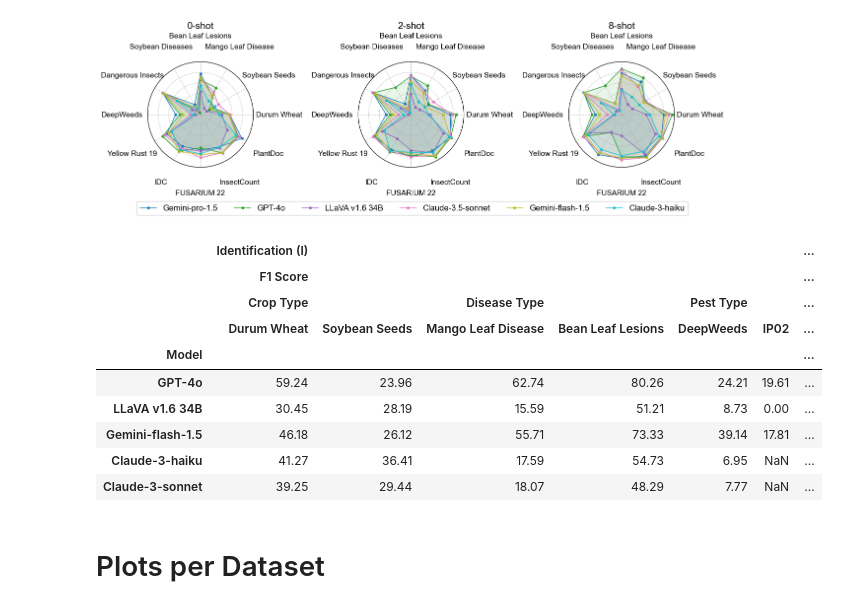
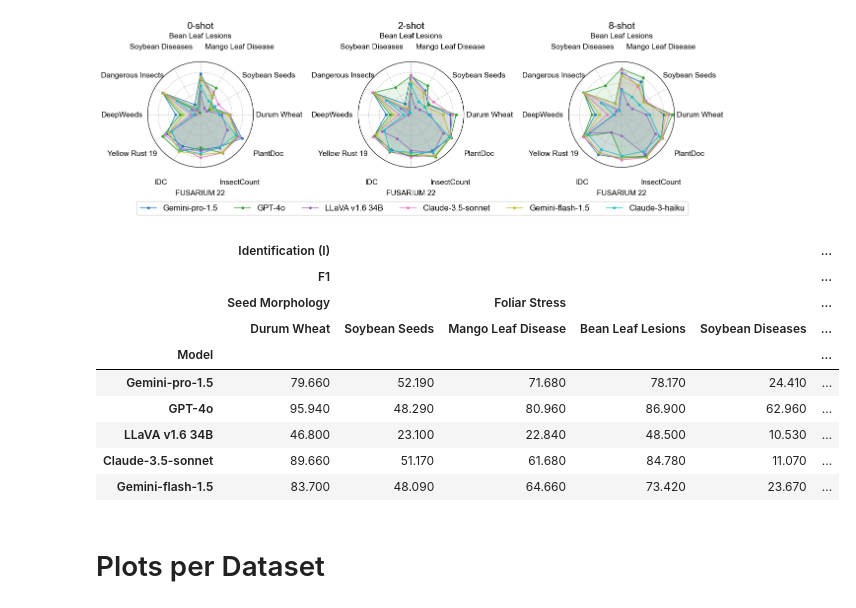
Before and after one commit to arbab-ml/AgEval, a Jupyter notebook: all_llms_analysis.ipynb, the cells around one changed output. Drawn from its saved outputs; the diff is of its cells as text; code cells hidden in the pictures.

```diff
--- a/all_llms_analysis.ipynb
+++ b/all_llms_analysis.ipynb
@@ -776,18 +776,18 @@ plt.show()
 # %% [output]
 [figure]
 # %%
-result_table_dict[0].head()
+result_table_dict[8].head()
 # %% [output]
-|  | Identification (I) |  |  |  |  |  | ... |
-|  | F1 Score |  |  |  |  |  | ... |
-|  | Crop Type |  | Disease Type |  | Pest Type |  | ... |
-|  | Durum Wheat | Soybean Seeds | Mango Leaf Disease | Bean Leaf Lesions | DeepWeeds | IP02 | ... |
-| Model |  |  |  |  |  |  | ... |
-| GPT-4o | 59.24 | 23.96 | 62.74 | 80.26 | 24.21 | 19.61 | ... |
-| LLaVA v1.6 34B | 30.45 | 28.19 | 15.59 | 51.21 | 8.73 | 0.00 | ... |
-| Gemini-flash-1.5 | 46.18 | 26.12 | 55.71 | 73.33 | 39.14 | 17.81 | ... |
-| Claude-3-haiku | 41.27 | 36.41 | 17.59 | 54.73 | 6.95 | NaN | ... |
-| Claude-3-sonnet | 39.25 | 29.44 | 18.07 | 48.29 | 7.77 | NaN | ... |
+|  | Identification (I) |  |  |  |  | ... |
+|  | F1 |  |  |  |  | ... |
+|  | Seed Morphology |  | Foliar Stress |  |  | ... |
+|  | Durum Wheat | Soybean Seeds | Mango Leaf Disease | Bean Leaf Lesions | Soybean Diseases | ... |
+| Model |  |  |  |  |  | ... |
+| Gemini-pro-1.5 | 79.660 | 52.190 | 71.680 | 78.170 | 24.410 | ... |
+| GPT-4o | 95.940 | 48.290 | 80.960 | 86.900 | 62.960 | ... |
+| LLaVA v1.6 34B | 46.800 | 23.100 | 22.840 | 48.500 | 10.530 | ... |
+| Claude-3.5-sonnet | 89.660 | 51.170 | 61.680 | 84.780 | 11.070 | ... |
+| Gemini-flash-1.5 | 83.700 | 48.090 | 64.660 | 73.420 | 23.670 | ... |
 # %% [markdown]
 # Plots per Dataset
 # %%
```
Also changed, not shown: parts of 1 cell of this notebook, 10 other files.
